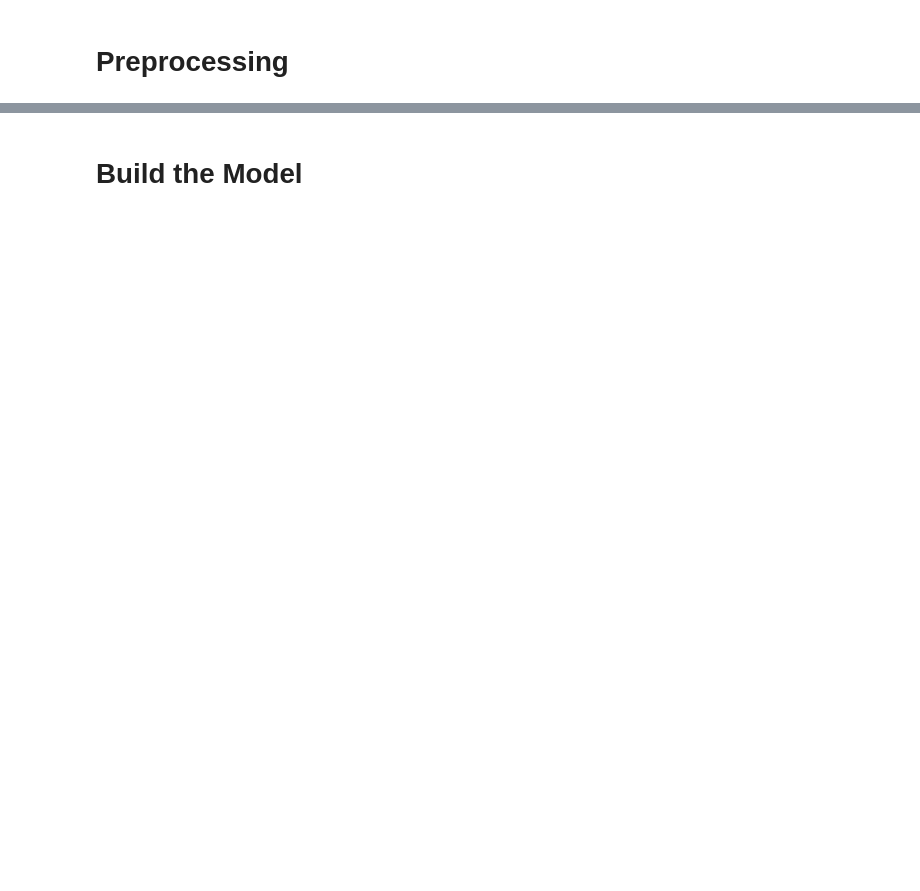
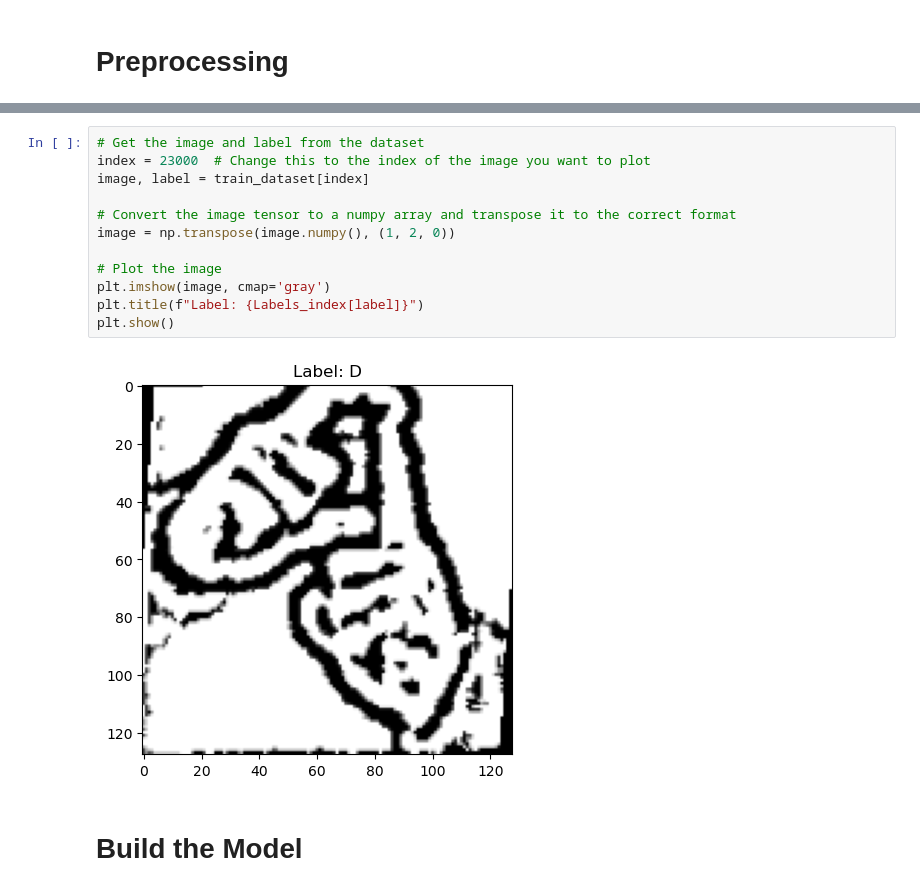
Before and after one commit to PawanKrGunjan/Deep-Learning, a Jupyter notebook: Sign Languages/Sign-languages.ipynb, the cells around one changed output, grey strips where cells are left out. Saved outputs shown, nothing was run; the diff lists cells and outputs as text; blank space fills up the shorter version.

```diff
--- a/Sign Languages/Sign-languages.ipynb
+++ b/Sign Languages/Sign-languages.ipynb
@@ -150,3 +178,17 @@ plt.show()
+# %%
+# Get the image and label from the dataset
+index = 23000  # Change this to the index of the image you want to plot
+image, label = train_dataset[index]
+
+# Convert the image tensor to a numpy array and transpose it to the correct format
+image = np.transpose(image.numpy(), (1, 2, 0))
+
+# Plot the image
+plt.imshow(image, cmap='gray')
+plt.title(f"Label: {Labels_index[label]}")
+plt.show()
+# %% [output]
+[figure, added]
 # %% [markdown]
 # Build the Model
 # %%
```
Also changed, not shown: parts of 27 cells of this notebook.
